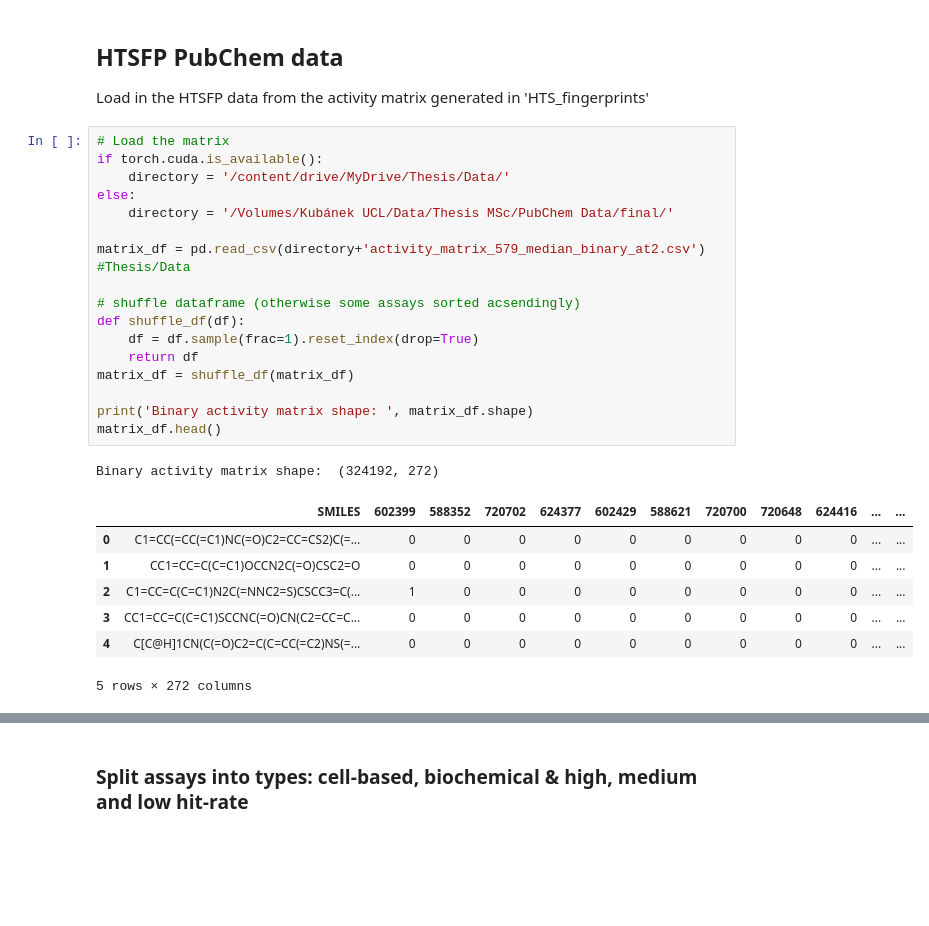
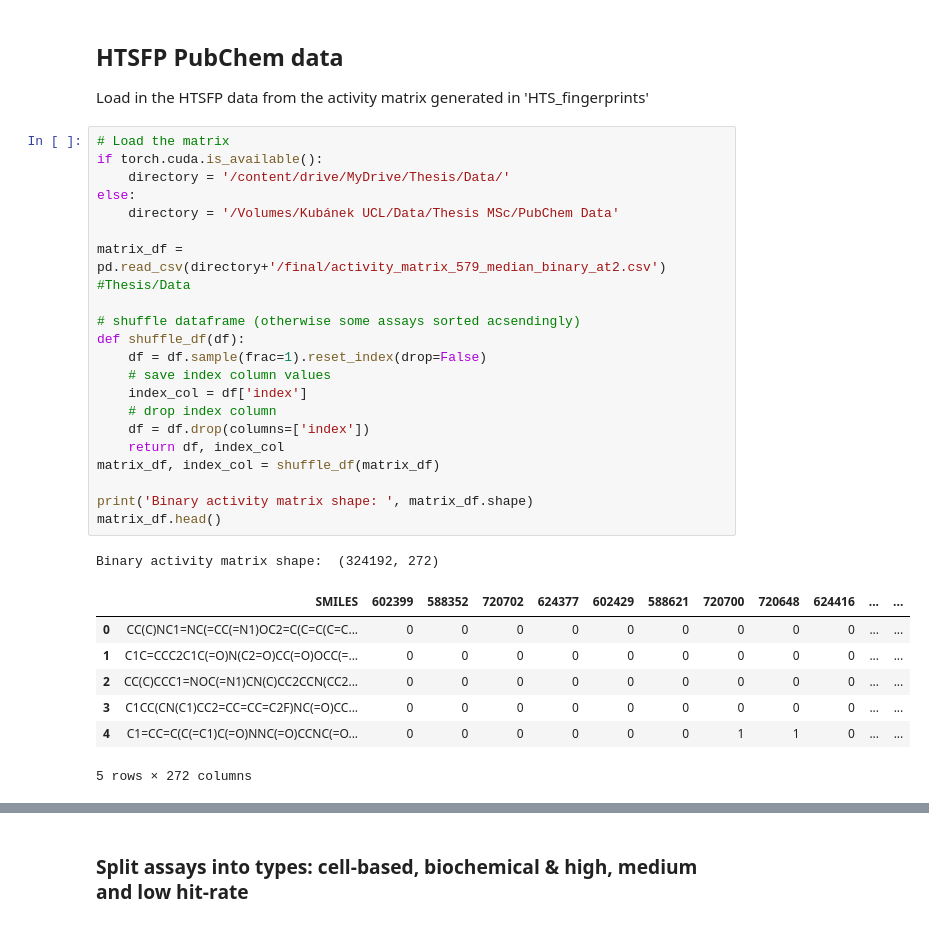
Before and after one commit to davidkubanek/Thesis, a Jupyter notebook: concerto.ipynb, the cells around one changed output, grey strips where cells are left out. Saved outputs shown, nothing was run; the diff lists cells and outputs as text; blank space fills up the shorter version.

```diff
--- a/concerto.ipynb
+++ b/concerto.ipynb
@@ -274,28 +254,32 @@ Load in the HTSFP data from the activity matrix generated in 'HTS_fingerprints'
 # %%
 # Load the matrix
 if torch.cuda.is_available():
     directory = '/content/drive/MyDrive/Thesis/Data/'
 else:
-    directory = '/Volumes/Kubánek UCL/Data/Thesis MSc/PubChem Data/final/'
+    directory = '/Volumes/Kubánek UCL/Data/Thesis MSc/PubChem Data'
 
-matrix_df = pd.read_csv(directory+'activity_matrix_579_median_binary_at2.csv') #Thesis/Data
+matrix_df = pd.read_csv(directory+'/final/activity_matrix_579_median_binary_at2.csv') #Thesis/Data
 
 # shuffle dataframe (otherwise some assays sorted acsendingly)
 def shuffle_df(df):
-    df = df.sample(frac=1).reset_index(drop=True)
-    return df
-matrix_df = shuffle_df(matrix_df)
+    df = df.sample(frac=1).reset_index(drop=False)
+    # save index column values
+    index_col = df['index']
+    # drop index column
+    df = df.drop(columns=['index'])
+    return df, index_col
+matrix_df, index_col = shuffle_df(matrix_df)
 
 print('Binary activity matrix shape: ', matrix_df.shape)
 matrix_df.head()
 # %% [output]
 Binary activity matrix shape:  (324192, 272)
 |  | SMILES | 602399 | 588352 | 720702 | 624377 | 602429 | 588621 | 720700 | 720648 | 624416 | ... | ... |
-| 0 | C1=CC(=CC(=C1)NC(=O)C2=CC=CS2)C(=... | 0 | 0 | 0 | 0 | 0 | 0 | 0 | 0 | 0 | ... | ... |
-| 1 | CC1=CC=C(C=C1)OCCN2C(=O)CSC2=O | 0 | 0 | 0 | 0 | 0 | 0 | 0 | 0 | 0 | ... | ... |
-| 2 | C1=CC=C(C=C1)N2C(=NNC2=S)CSCC3=C(... | 1 | 0 | 0 | 0 | 0 | 0 | 0 | 0 | 0 | ... | ... |
-| 3 | CC1=CC=C(C=C1)SCCNC(=O)CN(C2=CC=C... | 0 | 0 | 0 | 0 | 0 | 0 | 0 | 0 | 0 | ... | ... |
-| 4 | C[C@H]1CN(C(=O)C2=C(C=CC(=C2)NS(=... | 0 | 0 | 0 | 0 | 0 | 0 | 0 | 0 | 0 | ... | ... |
+| 0 | CC(C)NC1=NC(=CC(=N1)OC2=C(C=C(C=C... | 0 | 0 | 0 | 0 | 0 | 0 | 0 | 0 | 0 | ... | ... |
+| 1 | C1C=CCC2C1C(=O)N(C2=O)CC(=O)OCC(=... | 0 | 0 | 0 | 0 | 0 | 0 | 0 | 0 | 0 | ... | ... |
+| 2 | CC(C)CCC1=NOC(=N1)CN(C)CC2CCN(CC2... | 0 | 0 | 0 | 0 | 0 | 0 | 0 | 0 | 0 | ... | ... |
+| 3 | C1CC(CN(C1)CC2=CC=CC=C2F)NC(=O)CC... | 0 | 0 | 0 | 0 | 0 | 0 | 0 | 0 | 0 | ... | ... |
+| 4 | C1=CC=C(C(=C1)C(=O)NNC(=O)CCNC(=O... | 0 | 0 | 0 | 0 | 0 | 0 | 1 | 1 | 0 | ... | ... |
 5 rows × 272 columns
 # %%
 # sum matrix_df across rows, excluding the first column 'SMILES'
```
Also changed, not shown: parts of 10 cells of this notebook.
